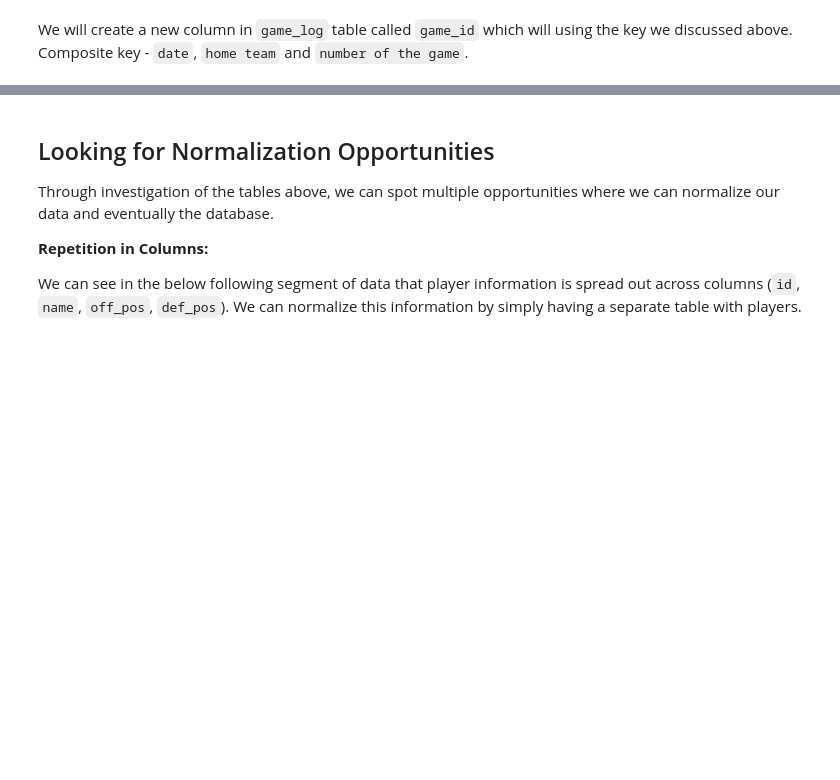
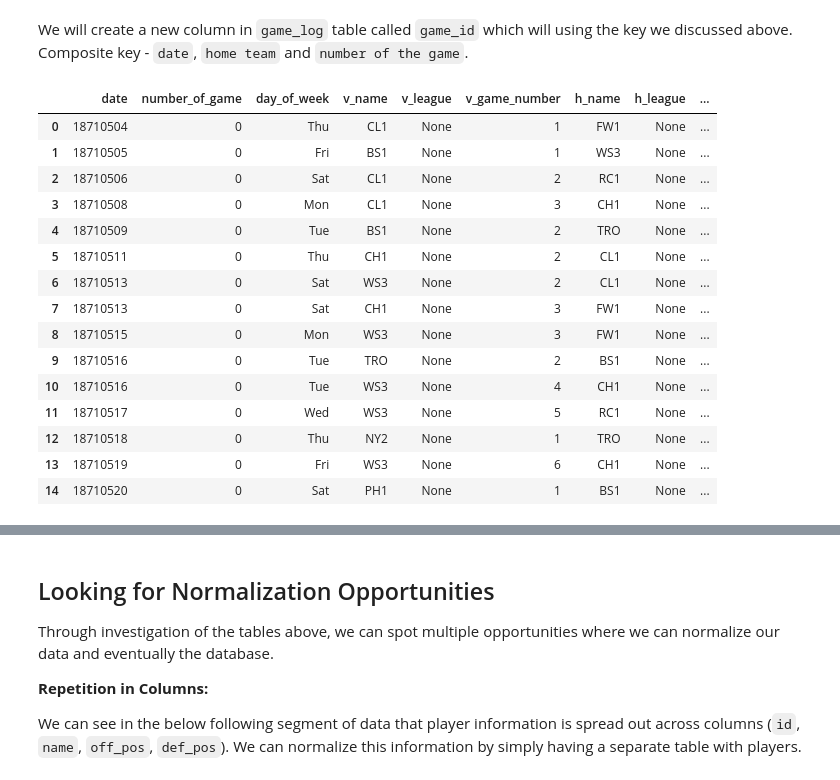
Before and after one commit to KamranMK/dataquest-projects, a Jupyter notebook: designing-creating-database/notebook.ipynb, the cells around one changed output, grey strips where cells are left out. Drawn from its saved outputs; the diff is of its cells as text; code cells hidden in the pictures; blank space fills up the shorter version.

```diff
--- a/designing-creating-database/notebook.ipynb
+++ b/designing-creating-database/notebook.ipynb
@@ -94,11 +188,14 @@ Our next task is to import the data into SQLite. We will use pandas `DataFrame.t
 # %%
+# database name
+db_name = 'mlb.db'
+
 # helper functions
 def run_query(q):
-    with sqlite3.connect('mlb.db') as conn:
+    with sqlite3.connect(db_name) as conn:
         return pd.read_sql(q, conn)
 
 def run_command(q):
-    with sqlite3.connect('mlb.db') as conn:
+    with sqlite3.connect(db_name) as conn:
         conn.isolation_level = None
         conn.execute(q)
 
@@ -123,8 +226,25 @@ show_tables()
 # %% [markdown]
 We will create a new column in `game_log` table called `game_id` which will using the key we discussed above. Composite key - `date`, `home team` and `number of the game`.
 # %%
-q = 'SELECT * FROM game_log LIMIT 5'
+q = 'SELECT * FROM game_log LIMIT 15'
 run_query(q)
+# %% [output]
+|  | date | number_of_game | day_of_week | v_name | v_league | v_game_number | h_name | h_league | ... |
+| 0 | 18710504 | 0 | Thu | CL1 | None | 1 | FW1 | None | ... |
+| 1 | 18710505 | 0 | Fri | BS1 | None | 1 | WS3 | None | ... |
+| 2 | 18710506 | 0 | Sat | CL1 | None | 2 | RC1 | None | ... |
+| 3 | 18710508 | 0 | Mon | CL1 | None | 3 | CH1 | None | ... |
+| 4 | 18710509 | 0 | Tue | BS1 | None | 2 | TRO | None | ... |
+| 5 | 18710511 | 0 | Thu | CH1 | None | 2 | CL1 | None | ... |
+| 6 | 18710513 | 0 | Sat | WS3 | None | 2 | CL1 | None | ... |
+| 7 | 18710513 | 0 | Sat | CH1 | None | 3 | FW1 | None | ... |
+| 8 | 18710515 | 0 | Mon | WS3 | None | 3 | FW1 | None | ... |
+| 9 | 18710516 | 0 | Tue | TRO | None | 2 | BS1 | None | ... |
+| 10 | 18710516 | 0 | Tue | WS3 | None | 4 | CH1 | None | ... |
+| 11 | 18710517 | 0 | Wed | WS3 | None | 5 | RC1 | None | ... |
+| 12 | 18710518 | 0 | Thu | NY2 | None | 1 | TRO | None | ... |
+| 13 | 18710519 | 0 | Fri | WS3 | None | 6 | CH1 | None | ... |
+| 14 | 18710520 | 0 | Sat | PH1 | None | 1 | BS1 | None | ... |
 # %%
 # query to add the new column
 q = 'ALTER TABLE game_log ADD COLUMN game_id VARCHAR'
```
Also changed, not shown: parts of 51 cells of this notebook, 4 other files.
